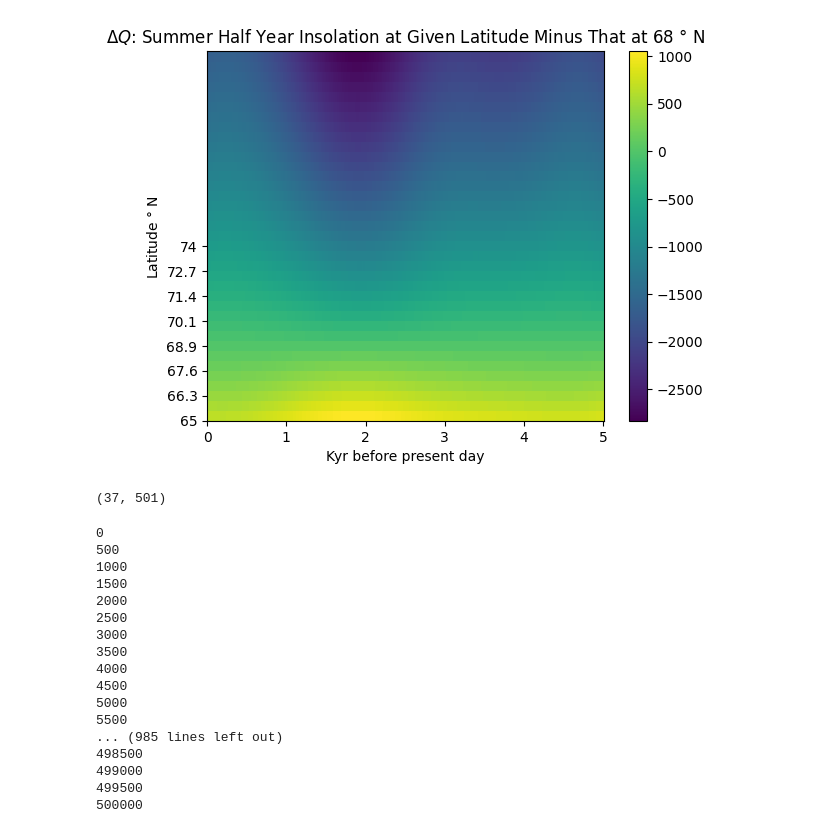
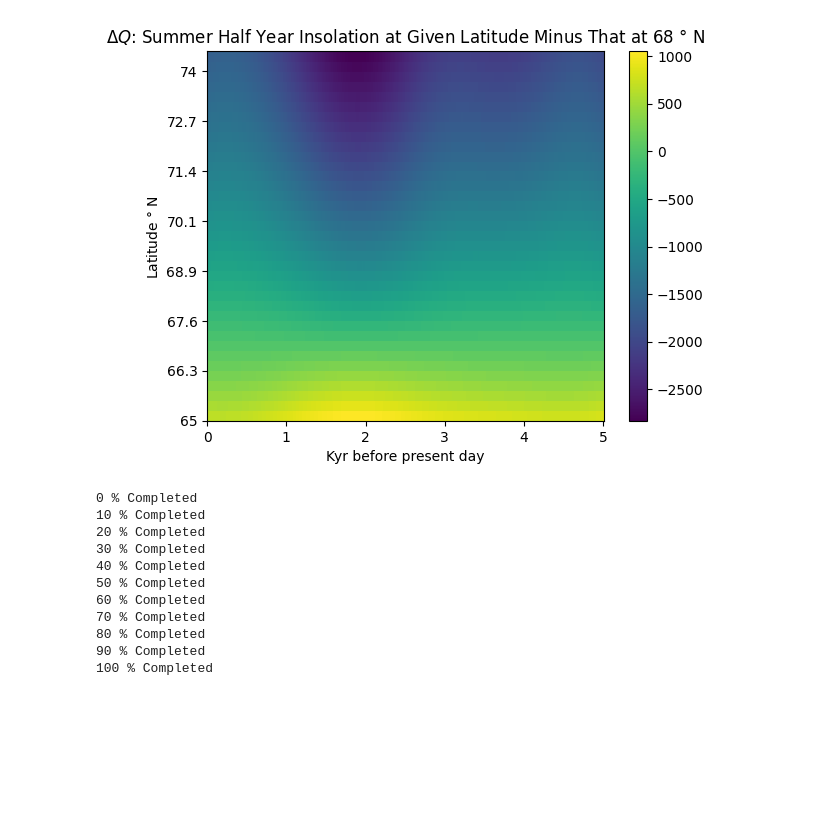
Before and after one commit to amitaanand9/eas-4610-final-project, a Jupyter notebook: allcode.ipynb, the cells around one changed output. Drawn from its saved outputs; the diff is of its cells as text; code cells hidden in the pictures; blank space fills up the shorter version.

Commit message:
made figures better

```diff
--- a/allcode.ipynb
+++ b/allcode.ipynb
@@ -38,37 +37,35 @@ days = np.linspace(1,365.24, 365)/365 * 365.24
 orb = OrbitalTable.interp(kyear=t_kyr ) #calculate orbital parameters for past 700,000 years, every 100 years
 
 Q = daily_insolation(x_orb, days, orb) #calculate daily insolation per every 500 years based on orbit parameters
 
 
 #Calculating Summer Half-Year Insolation
 delta_Q = np.zeros((len(x_orb), len(t_kyr)))
 
 for i in range(len(t_kyr)):
     daily_68 = Q[7, :, i]
     median_insolation_68 = np.median(daily_68)
     summer_total_68 = sum(daily_68[daily_68>median_insolation_68])
     for j in range(len(x_orb)):
         daily = Q[j,:, i]
         median_insolation = np.median(daily)
         summer_total = sum(daily[daily> median_insolation])
         #now need to subtract the 63 degree N summer half year from each latitute to find delta Q
         delta_Q[j, i] = summer_total - summer_total_68
 
 # Plotting Delta Q
 plt.figure()
 ax = plt.axes()
 plt.pcolor(delta_Q)
 plt.colorbar()
 ax.set_xticks([0, 100, 200, 300, 400, 500], ["0", "1", "2", "3", "4", "5"])
-ax.set_yticks([0, 2.5, 5, 7.5, 10, 12.5, 15, 17.5],[ "65", "66.3", "67.6",  "68.9", "70.1", "71.4", "72.7", "74" ])
+ax.set_yticks([0, 5, 10, 15, 20, 25, 30, 35],[ "65", "66.3", "67.6",  "68.9", "70.1", "71.4", "72.7", "74" ])
 plt.xlabel("Kyr before present day")
 plt.ylabel("Latitude $\degree $ N ")
 plt.title("$\Delta Q$: Summer Half Year Insolation at Given Latitude Minus That at 68 $\degree$ N" )
 plt.show()
-print(delta_Q.shape)
 # %% [output]
-[figure, old version]
+[figure, new version]
-(37, 501)
 # %%
 # Calculating Accumulation Based On Orbital Parameters
 
@@ -144,7 +141,11 @@ def Gamma(D_vec):
 
 def SolvePDE(use_orbital_params):
     # Initializing
-    h_ini = np.linspace(920, 0, len(x))
+    if (use_orbital_params == False):
+        h_ini = np.linspace(10, 0, len(x))
+    else:
+        h_ini = np.linspace(920, 0, len(x))
+
     sols = np.zeros((len(x), len(t)))
     D_ini = D(h_ini)
 
@@ -153,8 +154,9 @@ def SolvePDE(use_orbital_params):
     diffs[:, 0] = D_ini
     h = h_ini
     for i in range(len(t)-2):
-        if (i % 500 == 0):
-            print(i)
+        if (i % 50000 == 0):
+            percent = int((i / 500000)*100)
+            print(f"{percent} % Completed")
 
         #Solve for diffusivity value at each grid point
         Diffusivity = D(h)
@@ -194,20 +196,14 @@ def SolvePDE(use_orbital_params):
 
 diffs_unif_acc, sols_unif_acc = SolvePDE(False)
 # %% [output]
-0
-500
-1000
-1500
-2000
-2500
-3000
-3500
-4000
-4500
-5000
-5500
-... (985 lines left out)
-498500
-499000
-499500
-500000
+0 % Completed
+10 % Completed
+20 % Completed
+30 % Completed
+40 % Completed
+50 % Completed
+60 % Completed
+70 % Completed
+80 % Completed
+90 % Completed
+100 % Completed
```
Also changed, not shown: parts of 6 cells of this notebook.
